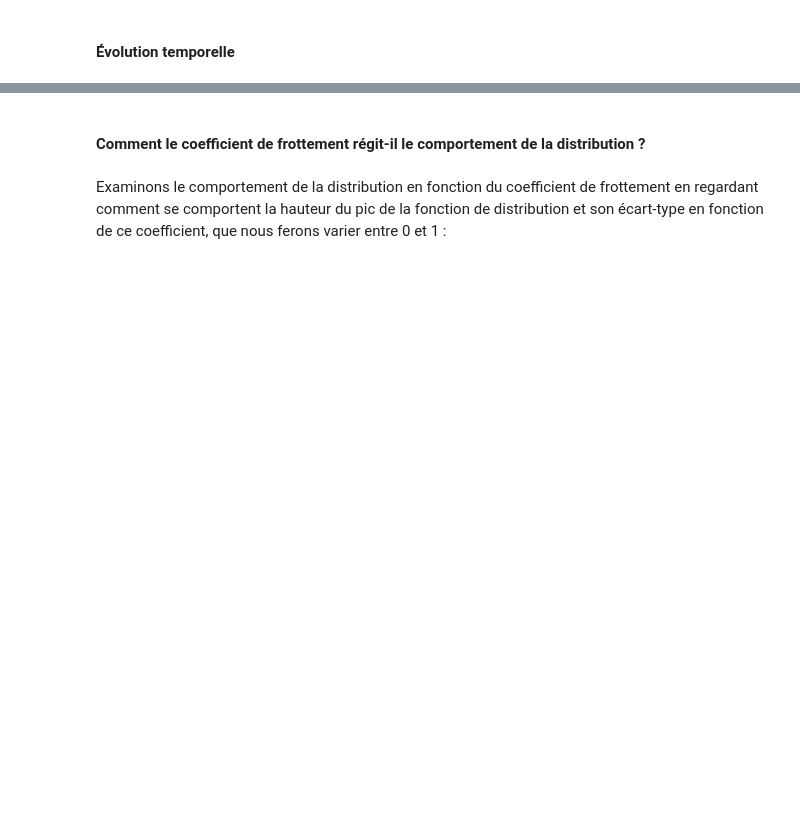
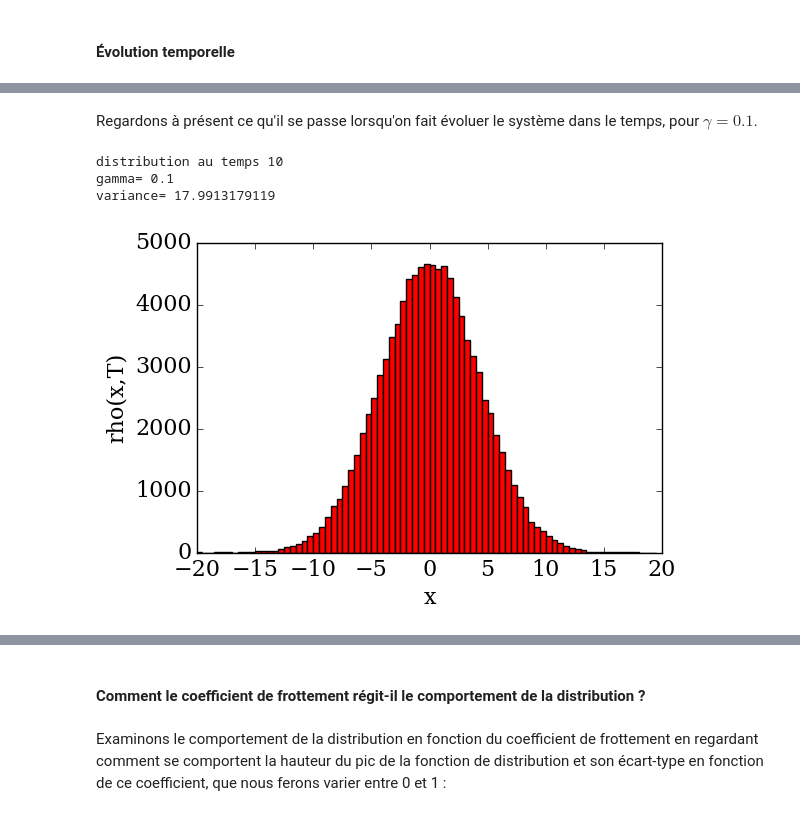
Before and after one commit to be-rays/Module6_MonteCarlo, a Jupyter notebook: Monte-Carlo.ipynb, the cells around one changed output, grey strips where cells are left out. Saved outputs shown, nothing was run; the diff lists cells and outputs as text; code cells hidden in the pictures; blank space fills up the shorter version.

```diff
--- a/Monte-Carlo.ipynb
+++ b/Monte-Carlo.ipynb
@@ -504,0 +417,9 @@ L'état stationnaire est une gaussienne indépendante de t. On voit que pour $\g
+# %% [markdown]
+Regardons à présent ce qu'il se passe lorsqu'on fait évoluer le système dans le temps, pour $\gamma=0.1$.
+# %%
+graph_dist(10,0.1)
+# %% [output]
+distribution au temps 10
+gamma= 0.1
+variance= 17.9913179119
+[figure, added]
```
Also changed, not shown: parts of 68 cells of this notebook.
